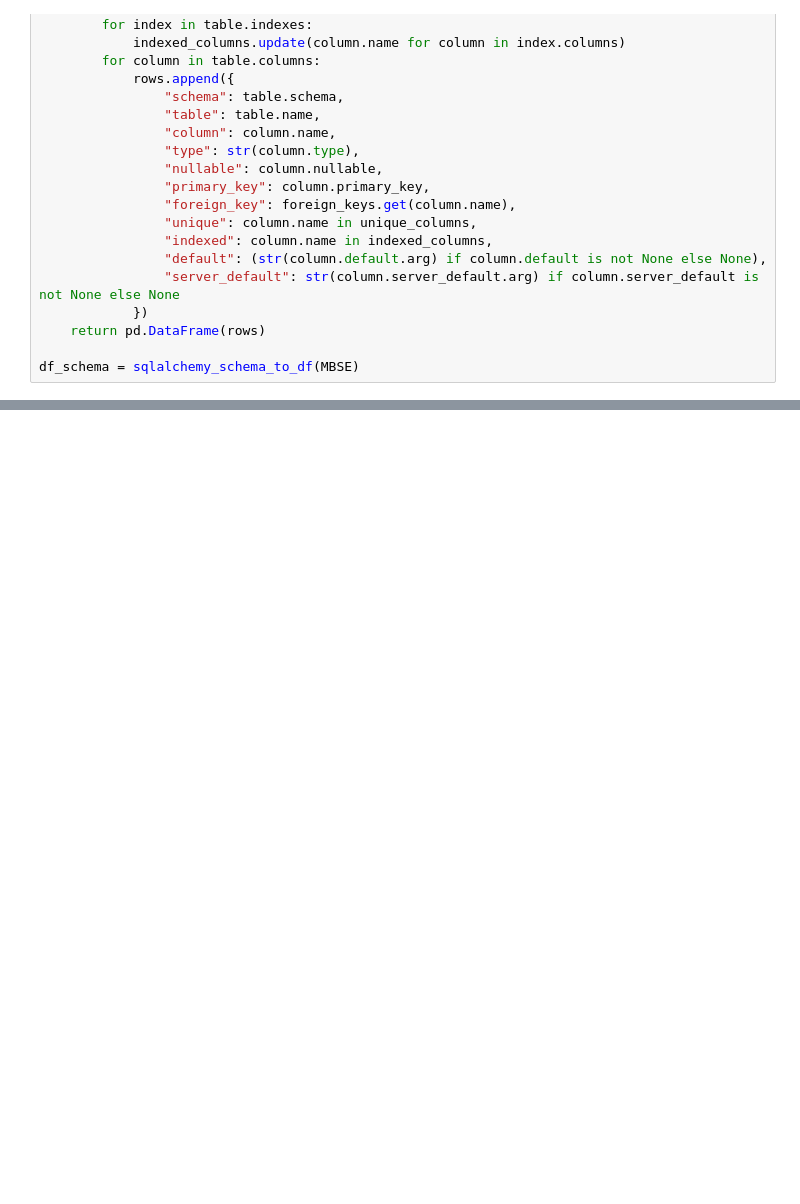
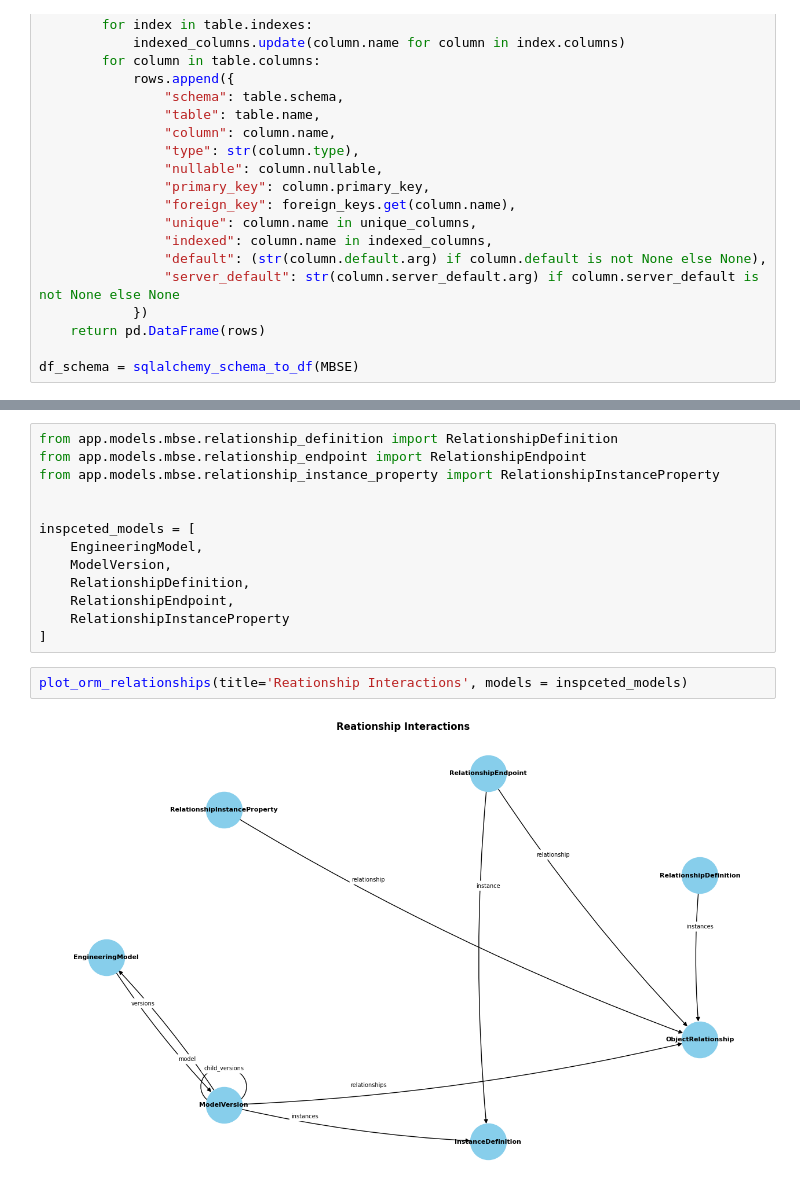
Before and after one commit to Sheldor287/repo, a Jupyter notebook: database_work/prod/app/models/schema.ipynb, the cells around one changed output, grey strips where cells are left out. Drawn from its saved outputs; the diff is of its cells as text; blank space fills up the shorter version.

```diff
--- a/database_work/prod/app/models/schema.ipynb
+++ b/database_work/prod/app/models/schema.ipynb
@@ -217,0 +293,17 @@ plot_orm_relationships([EngineeringModel, ModelVersion, ObjectRelationship])
+# %%
+from app.models.mbse.relationship_definition import RelationshipDefinition
+from app.models.mbse.relationship_endpoint import RelationshipEndpoint
+from app.models.mbse.relationship_instance_property import RelationshipInstanceProperty
+
+
+inspceted_models = [
+    EngineeringModel,
+    ModelVersion,
+    RelationshipDefinition,
+    RelationshipEndpoint,
+    RelationshipInstanceProperty
+]
+# %%
+plot_orm_relationships(title='Reationship Interactions', models = inspceted_models)
+# %% [output]
+[figure, added]
```
Also changed, not shown: parts of 13 cells of this notebook, 14 other files.
